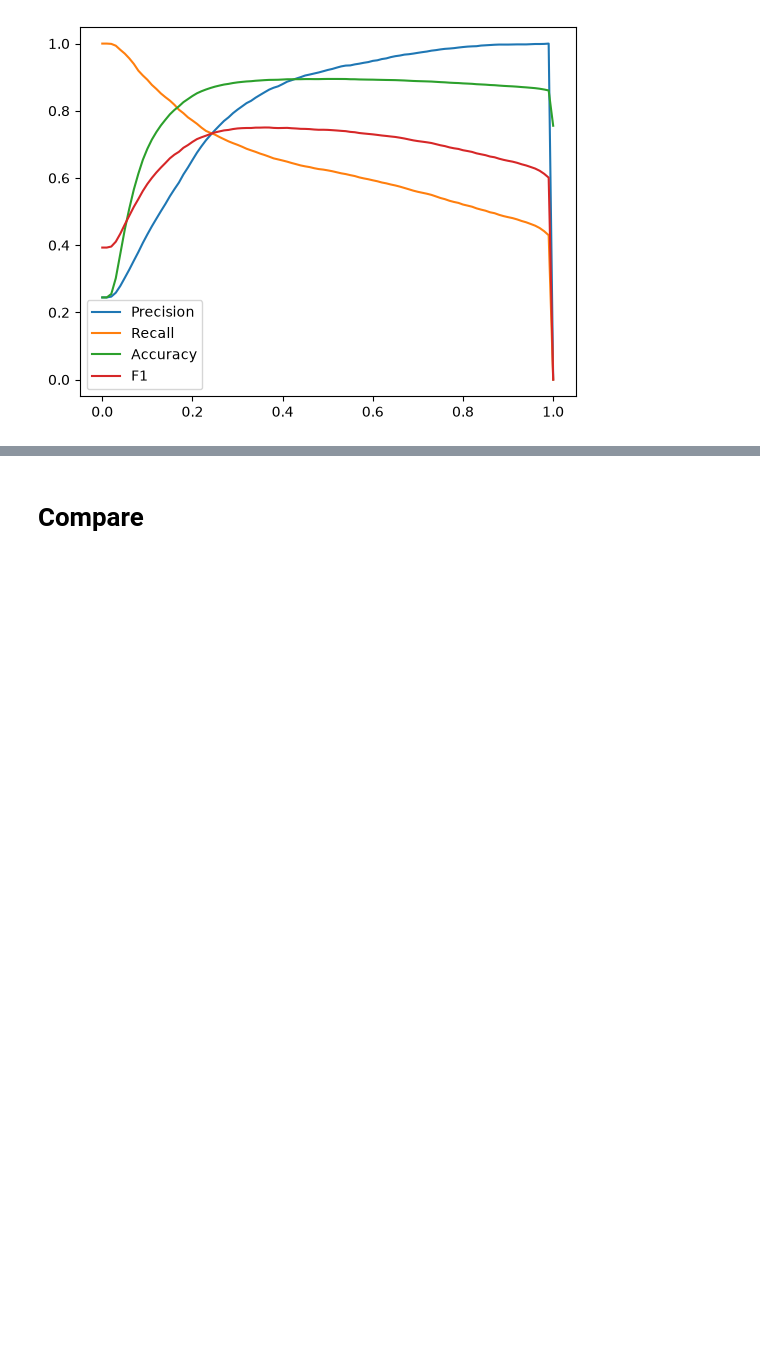
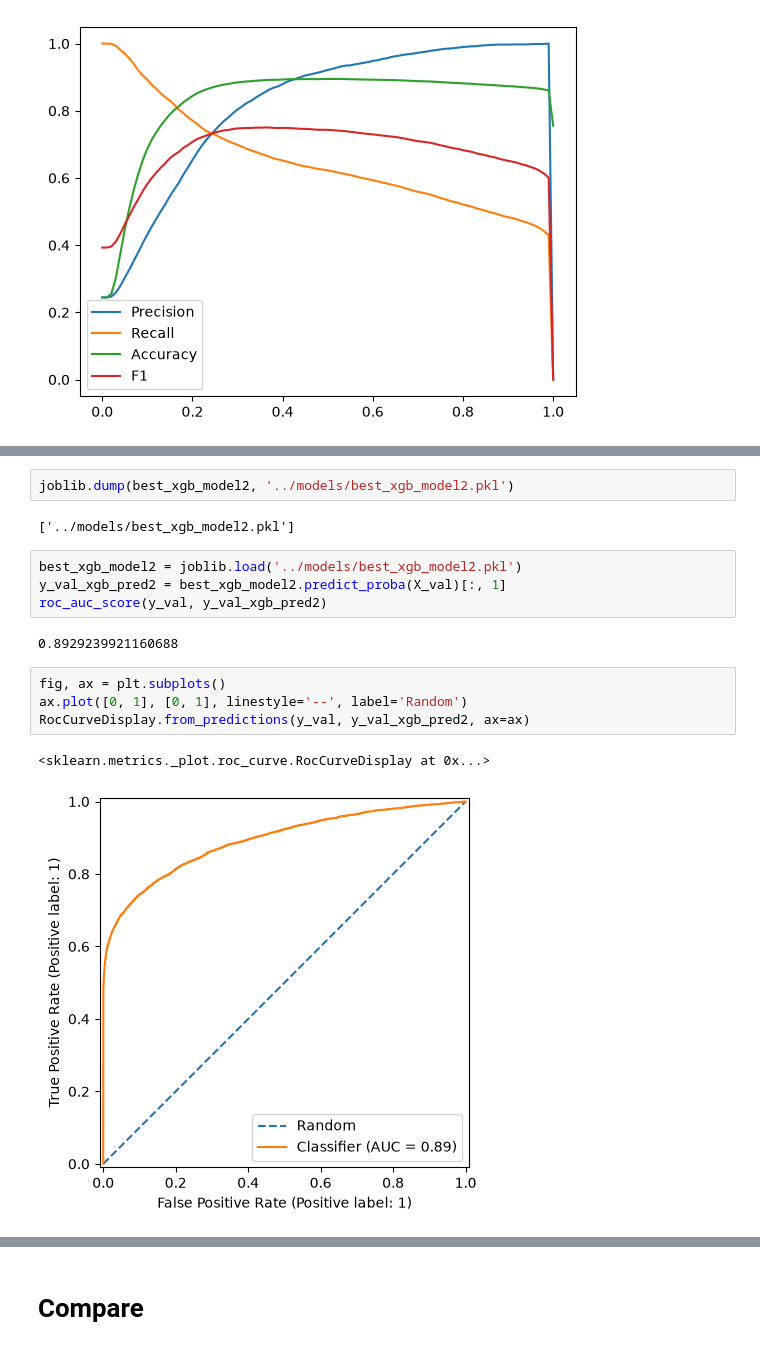
Before and after one commit to samisiraj/loan-default-prediction, a Jupyter notebook: notebooks/03_modelling.ipynb, the cells around one changed output, grey strips where cells are left out. Saved outputs shown, nothing was run; the diff lists cells and outputs as text; blank space fills up the shorter version.

Commit message:
Finalize leakage-free XGBoost modeling pipeline

```diff
--- a/notebooks/03_modelling.ipynb
+++ b/notebooks/03_modelling.ipynb
@@ -818,0 +973,17 @@ plt.legend()
+# %%
+joblib.dump(best_xgb_model2, '../models/best_xgb_model2.pkl')
+# %% [output]
+['../models/best_xgb_model2.pkl']
+# %%
+best_xgb_model2 = joblib.load('../models/best_xgb_model2.pkl')
+y_val_xgb_pred2 = best_xgb_model2.predict_proba(X_val)[:, 1]
+roc_auc_score(y_val, y_val_xgb_pred2)
+# %% [output]
+0.8929239921160688
+# %%
+fig, ax = plt.subplots()
+ax.plot([0, 1], [0, 1], linestyle='--', label='Random')
+RocCurveDisplay.from_predictions(y_val, y_val_xgb_pred2, ax=ax)
+# %% [output]
+<sklearn.metrics._plot.roc_curve.RocCurveDisplay at 0x...>
+[figure, added]
```
Also changed, not shown: parts of 38 cells of this notebook, 1 other file.
